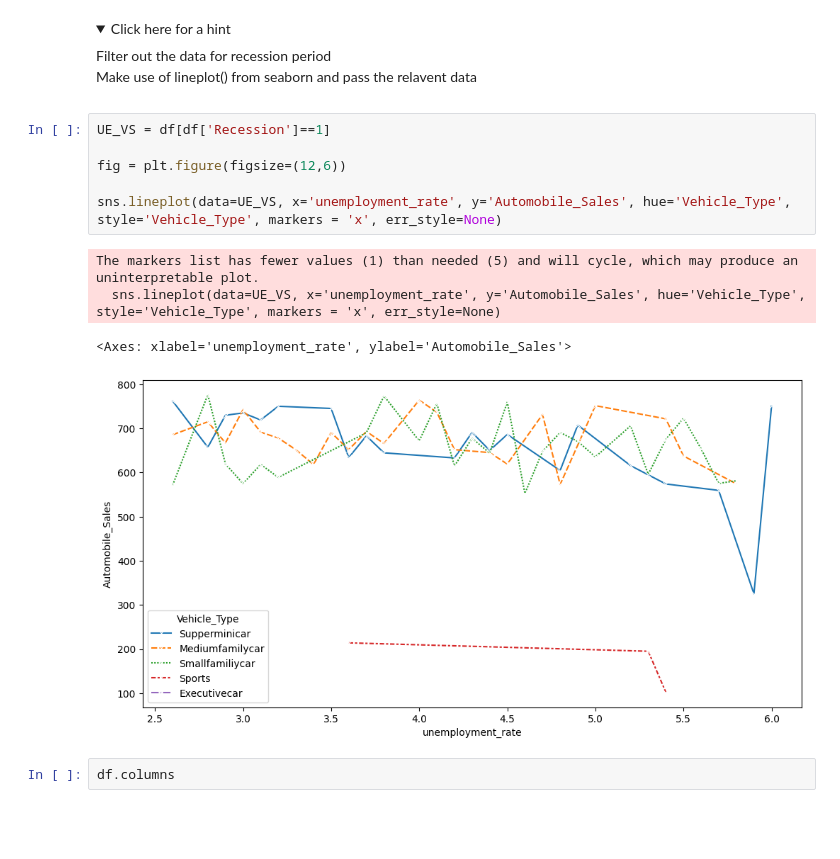
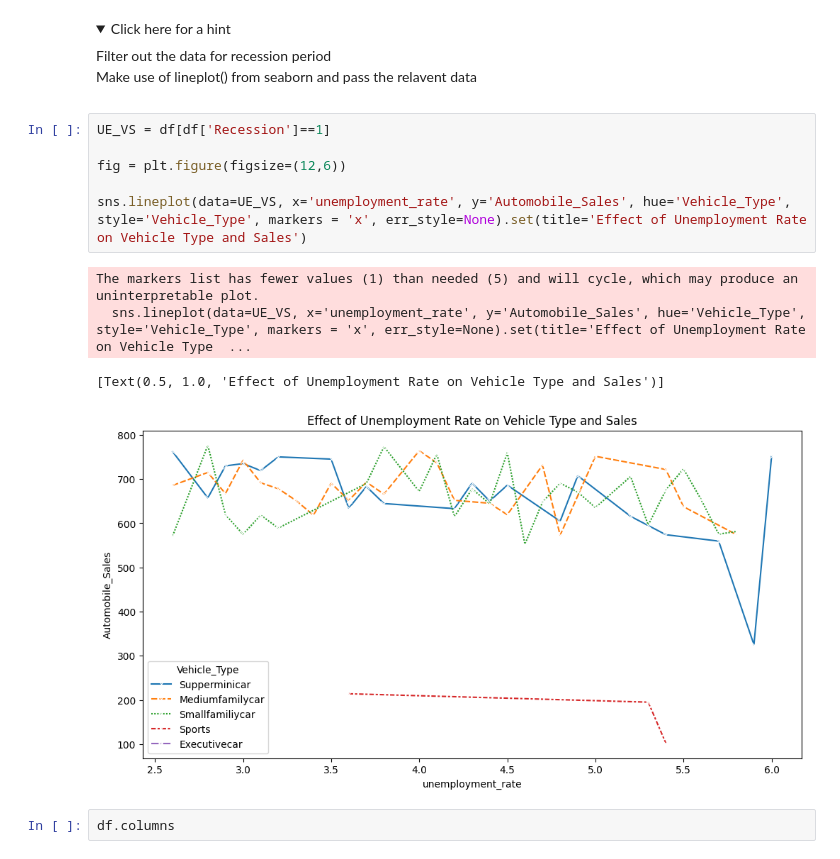
Before and after one commit to CarsynOetting/MainRepo, a Jupyter notebook: Data Sci/Course 6/DV0101EN-Final-Assignment-Part1-v2.ipynb, the cells around one changed output. Drawn from its saved outputs; the diff is of its cells as text; folded sections open; blank space fills up the shorter version.

```diff
--- a/Data Sci/Course 6/DV0101EN-Final-Assignment-Part1-v2.ipynb
+++ b/Data Sci/Course 6/DV0101EN-Final-Assignment-Part1-v2.ipynb
@@ -874,14 +875,14 @@ Save this plot as "Pie_2.png"</span><br>
 # %%
 UE_VS = df[df['Recession']==1]
 
 fig = plt.figure(figsize=(12,6))
 
-sns.lineplot(data=UE_VS, x='unemployment_rate', y='Automobile_Sales', hue='Vehicle_Type', style='Vehicle_Type', markers = 'x', err_style=None)
+sns.lineplot(data=UE_VS, x='unemployment_rate', y='Automobile_Sales', hue='Vehicle_Type', style='Vehicle_Type', markers = 'x', err_style=None).set(title='Effect of Unemployment Rate on Vehicle Type and Sales')
 # %% [output]
 The markers list has fewer values (1) than needed (5) and will cycle, which may produce an uninterpretable plot.
-  sns.lineplot(data=UE_VS, x='unemployment_rate', y='Automobile_Sales', hue='Vehicle_Type', style='Vehicle_Type', markers = 'x', err_style=None)
+  sns.lineplot(data=UE_VS, x='unemployment_rate', y='Automobile_Sales', hue='Vehicle_Type', style='Vehicle_Type', markers = 'x', err_style=None).set(title='Effect of Unemployment Rate on Vehicle Type  ...
-<Axes: xlabel='unemployment_rate', ylabel='Automobile_Sales'>
+[Text(0.5, 1.0, 'Effect of Unemployment Rate on Vehicle Type and Sales')]
-[figure, old version]
+[figure, new version]
 # %%
 df.columns
 # %% [output]
```
Also changed, not shown: parts of 2 cells of this notebook, 2 other files.
